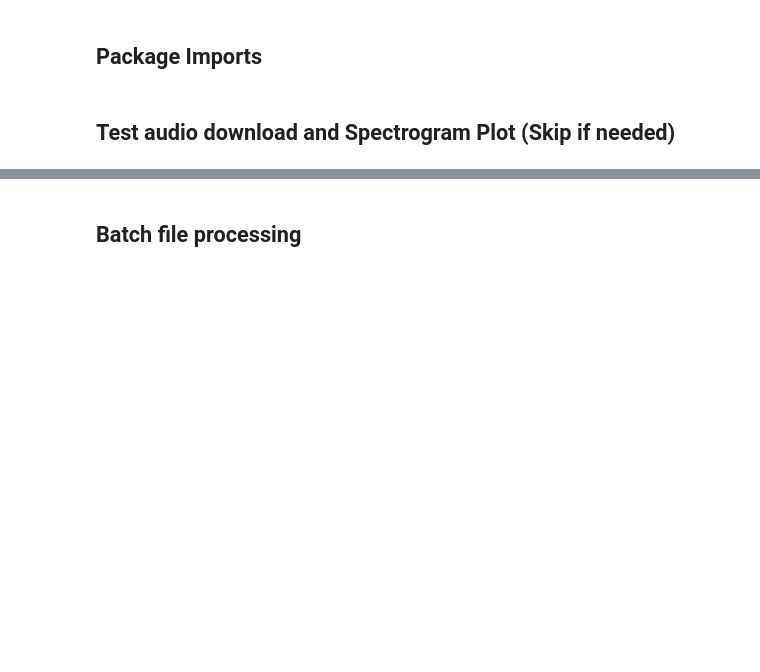
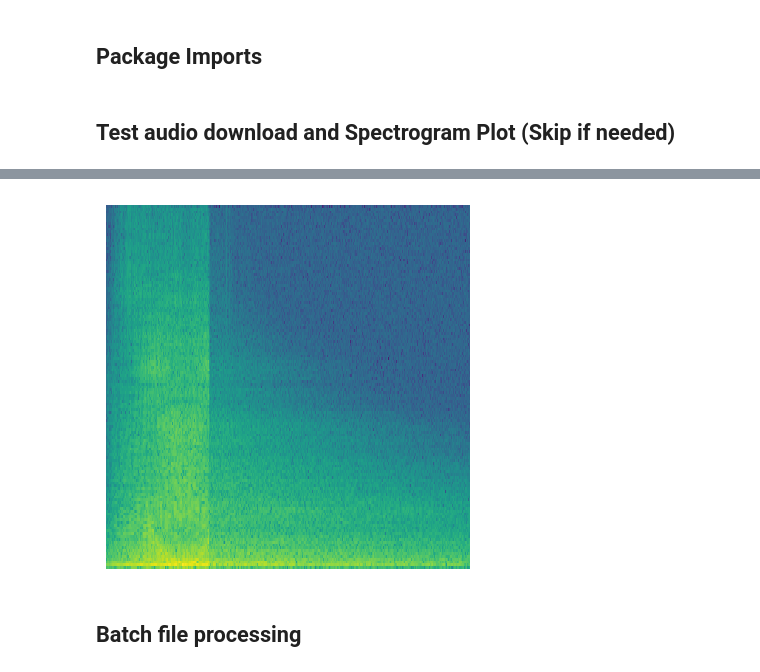
Before and after one commit to franciscorafart/audio-classifier, a Jupyter notebook: audioclassifier.ipynb, the cells around one changed output, grey strips where cells are left out. Saved outputs shown, nothing was run; the diff lists cells and outputs as text; code cells hidden in the pictures; blank space fills up the shorter version.

```diff
--- a/audioclassifier.ipynb
+++ b/audioclassifier.ipynb
@@ -25,12 +28,18 @@ download_url(files[0], dest)
 sr, samples = wavfile.read(dest)
 fqs, times, spectrogram = signal.spectrogram(samples, sr)
 # %%
-plt.figure(figsize=(10, 4))
+plt.figure(figsize=(4, 4))
 plt.pcolormesh(times, fqs, 10 * np.log10(spectrogram))
+# Hide axis
+plt.axis('off')
+# Remove whitespace
+plt.margins(0)
 # plt.imshow(spectrogram)
 plt.tight_layout()
 
 plt.show()
+# %% [output]
+[figure, added]
 # %% [markdown]
 ## Batch file processing
 # %% [markdown]
```
Also changed, not shown: parts of 22 cells of this notebook.
